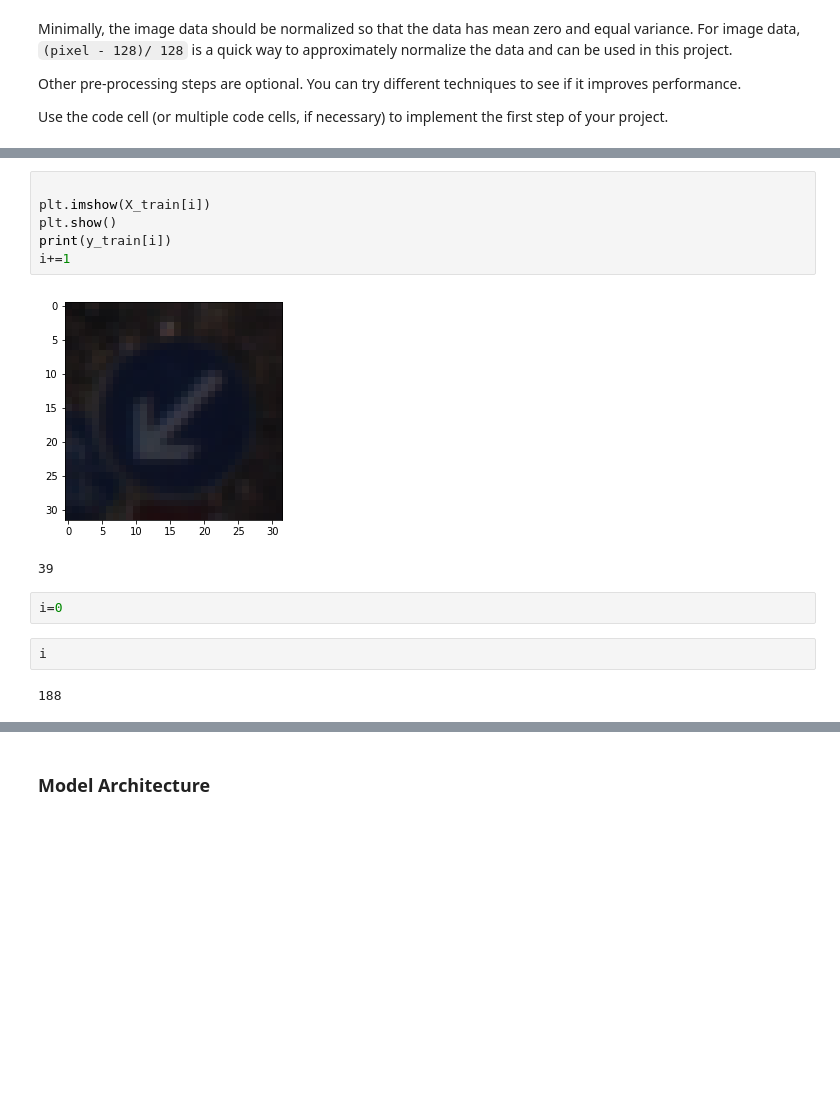
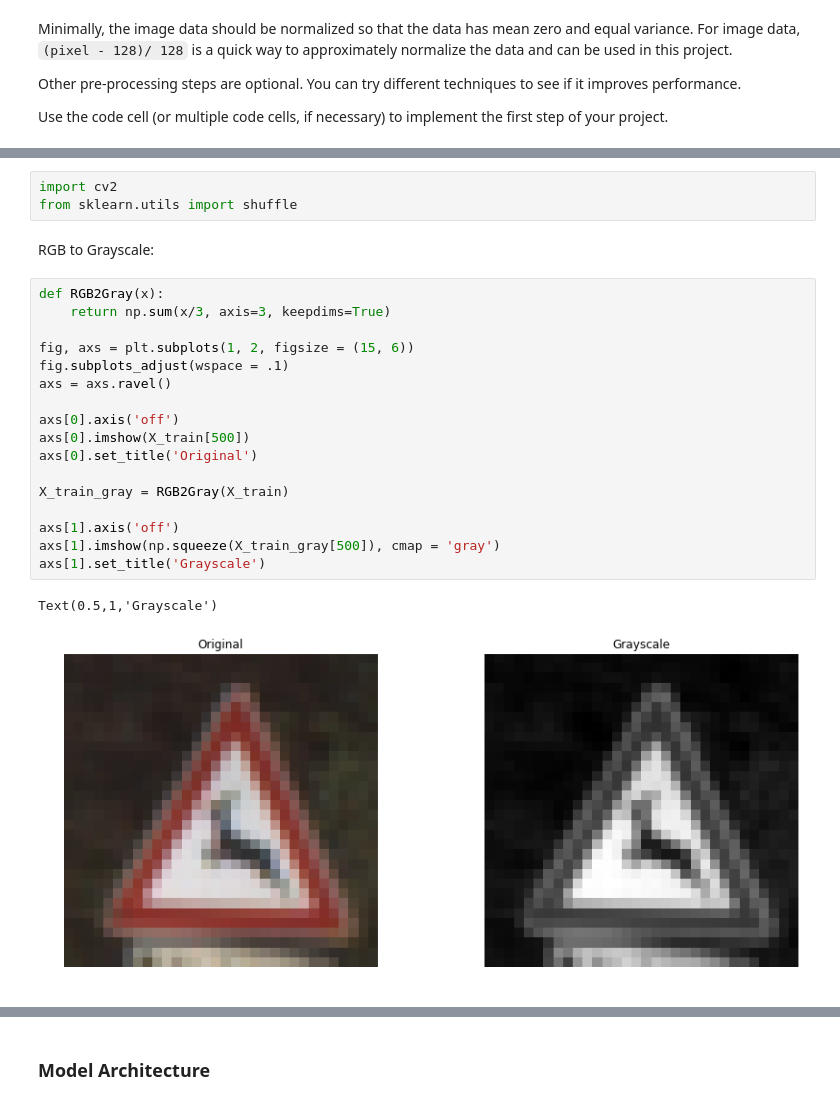
Before and after one commit to PedroHRPBS/CarND-Traffic-Sign-Classifier-Project, a Jupyter notebook: Traffic_Sign_Classifier.ipynb, the cells around one changed output, grey strips where cells are left out. Saved outputs shown, nothing was run; the diff lists cells and outputs as text; blank space fills up the shorter version.

```diff
--- a/Traffic_Sign_Classifier.ipynb
+++ b/Traffic_Sign_Classifier.ipynb
@@ -228,15 +159,25 @@ y_train = np.concatenate([y_train, y_train, y_train, y_train])
-# %%
-
-plt.imshow(X_train[i])
-plt.show()
-print(y_train[i])
-i+=1
-# %% [output]
-[figure, removed]
-39
-# %%
-i=0
-# %%
-i
-# %% [output]
-188
+# %%
+import cv2
+from sklearn.utils import shuffle
+# %% [markdown]
+RGB to Grayscale:
+# %%
+def RGB2Gray(x):
+    return np.sum(x/3, axis=3, keepdims=True)
+
+fig, axs = plt.subplots(1, 2, figsize = (15, 6))
+fig.subplots_adjust(wspace = .1)
+axs = axs.ravel()
+
+axs[0].axis('off')
+axs[0].imshow(X_train[500])
+axs[0].set_title('Original')
+
+X_train_gray = RGB2Gray(X_train)
+
+axs[1].axis('off')
+axs[1].imshow(np.squeeze(X_train_gray[500]), cmap = 'gray')
+axs[1].set_title('Grayscale')
+# %% [output]
+Text(0.5,1,'Grayscale')
+[figure, added]
```
Also changed, not shown: parts of 19 cells of this notebook.
